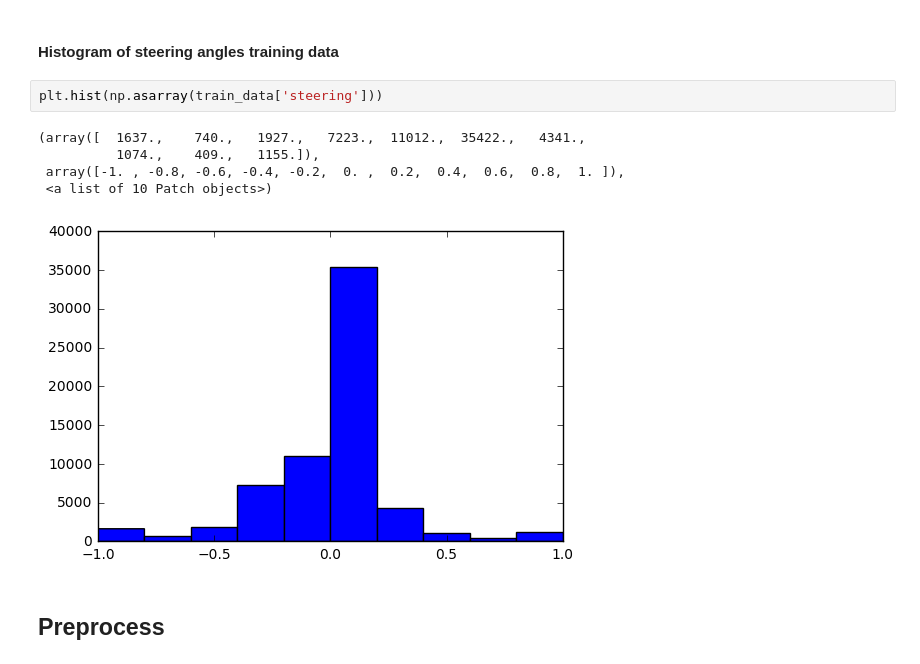
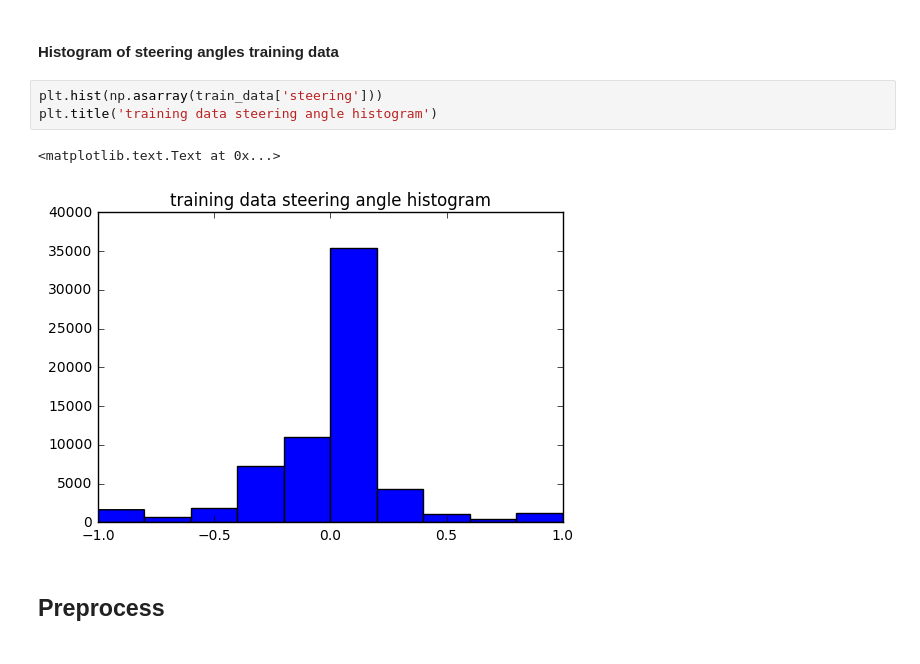
Before and after one commit to JonathanCMitchell/CarND-Behavioral-Cloning-P3, a Jupyter notebook: Pipeline-Final.ipynb, the cells around one changed output. Drawn from its saved outputs; the diff is of its cells as text.

```diff
--- a/Pipeline-Final.ipynb
+++ b/Pipeline-Final.ipynb
@@ -226,12 +226,10 @@ valid_data size:  16236
 #### Histogram of steering angles training data
 # %%
 plt.hist(np.asarray(train_data['steering']))
+plt.title('training data steering angle histogram')
 # %% [output]
-(array([  1637.,    740.,   1927.,   7223.,  11012.,  35422.,   4341.,
-          1074.,    409.,   1155.]),
- array([-1. , -0.8, -0.6, -0.4, -0.2,  0. ,  0.2,  0.4,  0.6,  0.8,  1. ]),
- <a list of 10 Patch objects>)
+<matplotlib.text.Text at 0x...>
-[figure, old version]
+[figure, new version]
 # %% [markdown]
 ## Preprocess
 # %%
```
Also changed, not shown: parts of 2 cells of this notebook, 2 other files.
